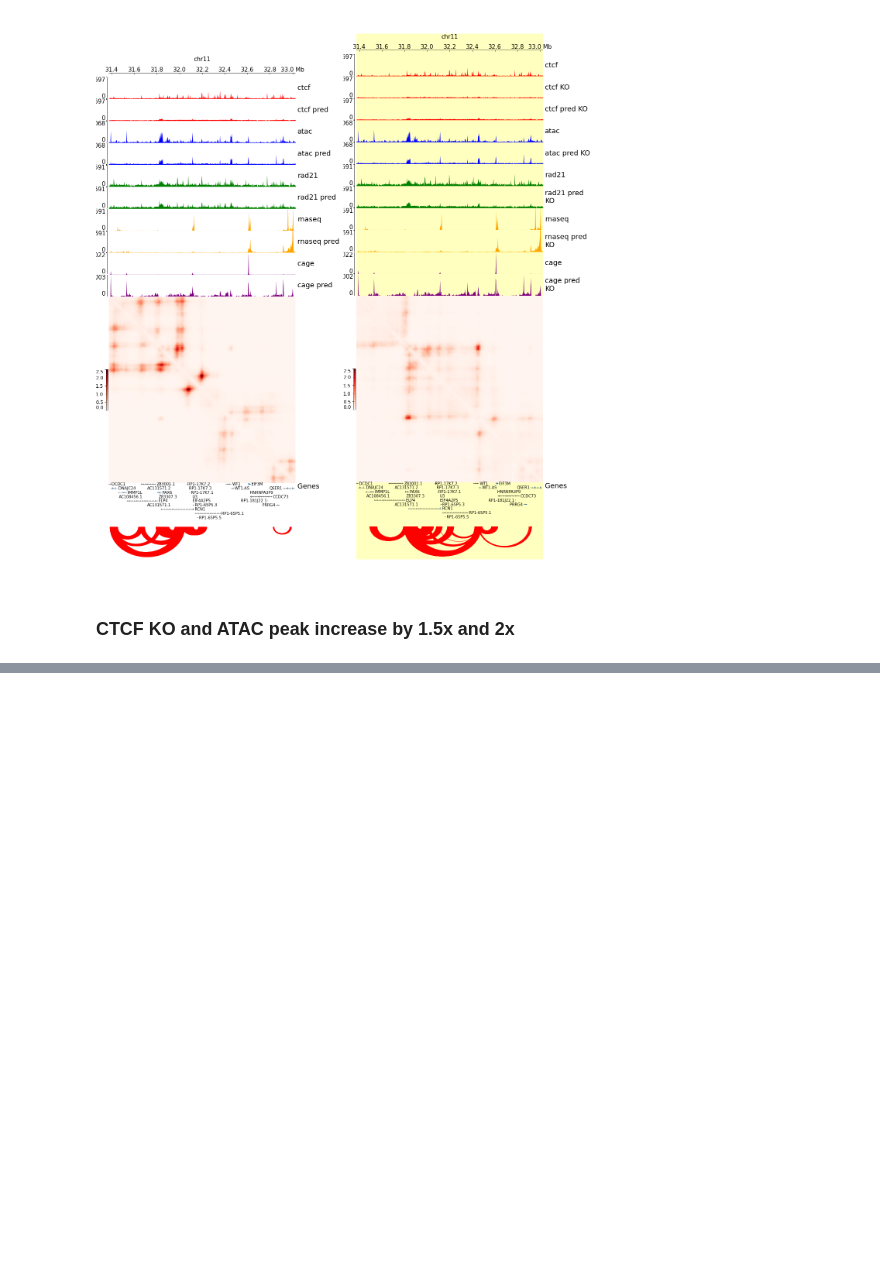
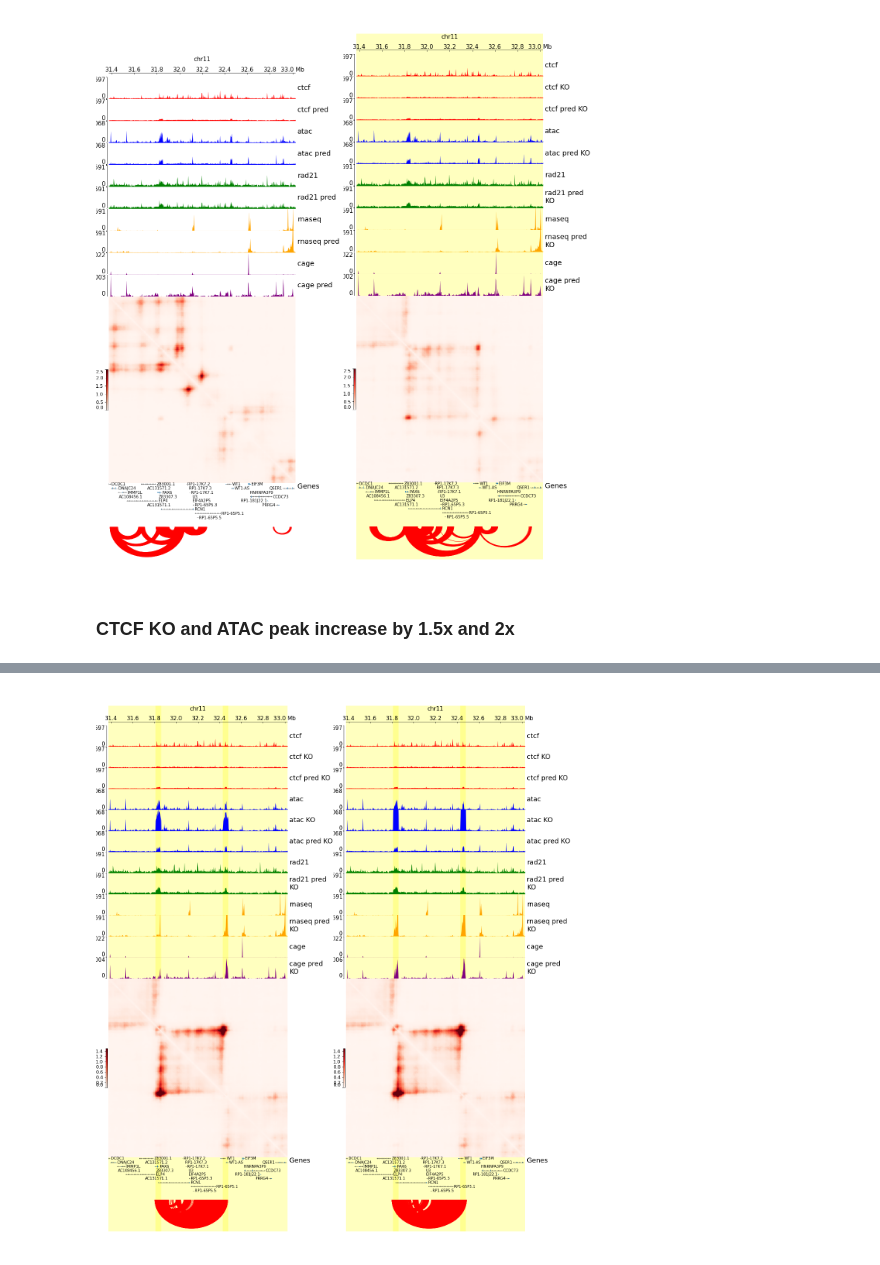
Before and after one commit to dylan-plummer/C.Shark, a Jupyter notebook: examples/increase_peak_example.ipynb, the cells around one changed output, grey strips where cells are left out. Drawn from its saved outputs; the diff is of its cells as text; code cells hidden in the pictures; blank space fills up the shorter version.

Commit message:
add peak cluster perturb

```diff
--- a/examples/increase_peak_example.ipynb
+++ b/examples/increase_peak_example.ipynb
@@ -146,0 +226,5 @@ display_images(f'outputs/ctcf_ko_atac_increase_hESC_WT_5kb_norm_10_{chrom}_{star
+# %%
+display_images(f'outputs/ctcf_ko_atac_cluster_hESC_WT_5kb_norm_10_{chrom}_{start}_ctcf_ko_tracks.png',
+               f'outputs/ctcf_ko_atac_cluster_2_hESC_WT_5kb_norm_10_{chrom}_{start}_ctcf_ko_tracks.png')
+# %% [output]
+[figure, added]
```
Also changed, not shown: parts of 5 cells of this notebook, 2 other files.
